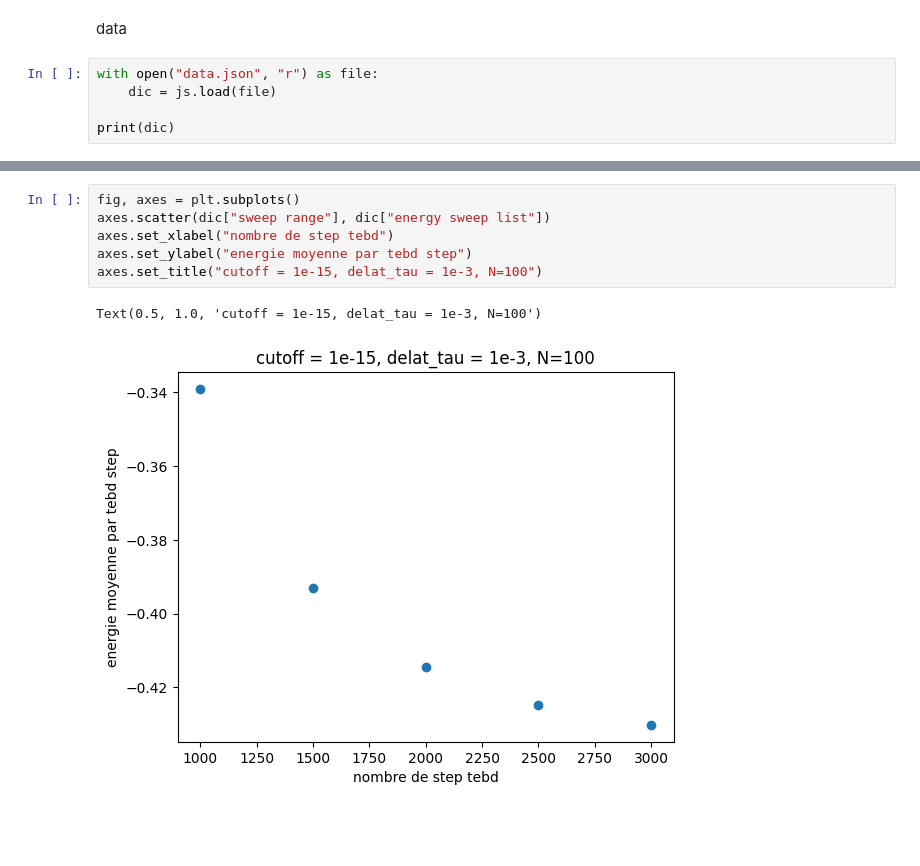
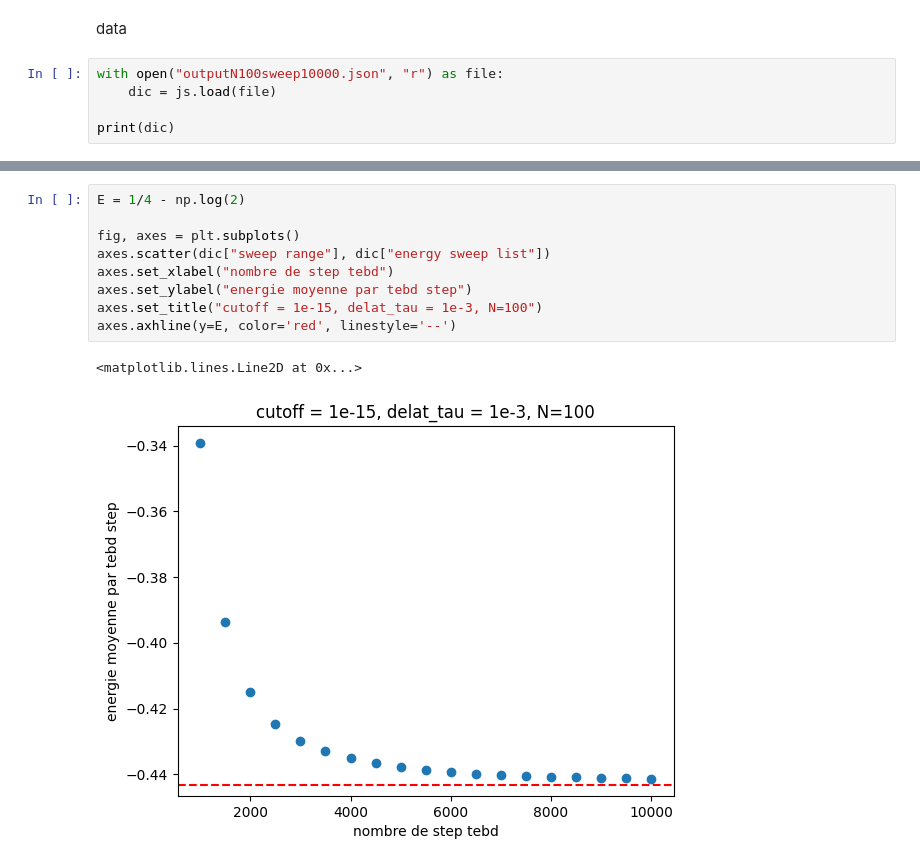
Before and after one commit to romanbeauvallet/Many-Body-Localization, a Jupyter notebook: analyse_simulations_julia/analysis.ipynb, the cells around one changed output, grey strips where cells are left out. Saved outputs shown, nothing was run; the diff lists cells and outputs as text; blank space fills up the shorter version.

```diff
--- a/analyse_simulations_julia/analysis.ipynb
+++ b/analyse_simulations_julia/analysis.ipynb
@@ -7,7 +7,7 @@ import json as js
 # %% [markdown]
 data
 # %%
-with open("data.json", "r") as file:
+with open("outputN100sweep10000.json", "r") as file:
     dic = js.load(file)
 
 print(dic)
@@ -25,9 +25,12 @@ Text(0.5, 1.0, 'cutoff = 1e-15, delat_tau = 1e-3, N=100')
 # %%
+E = 1/4 - np.log(2)
+
 fig, axes = plt.subplots()
 axes.scatter(dic["sweep range"], dic["energy sweep list"])
 axes.set_xlabel("nombre de step tebd")
 axes.set_ylabel("energie moyenne par tebd step")
 axes.set_title("cutoff = 1e-15, delat_tau = 1e-3, N=100")
+axes.axhline(y=E, color='red', linestyle='--')
 # %% [output]
-Text(0.5, 1.0, 'cutoff = 1e-15, delat_tau = 1e-3, N=100')
+<matplotlib.lines.Line2D at 0x...>
-[figure, old version]
+[figure, new version]
```
Also changed, not shown: parts of 2 cells of this notebook, 4 other files.
